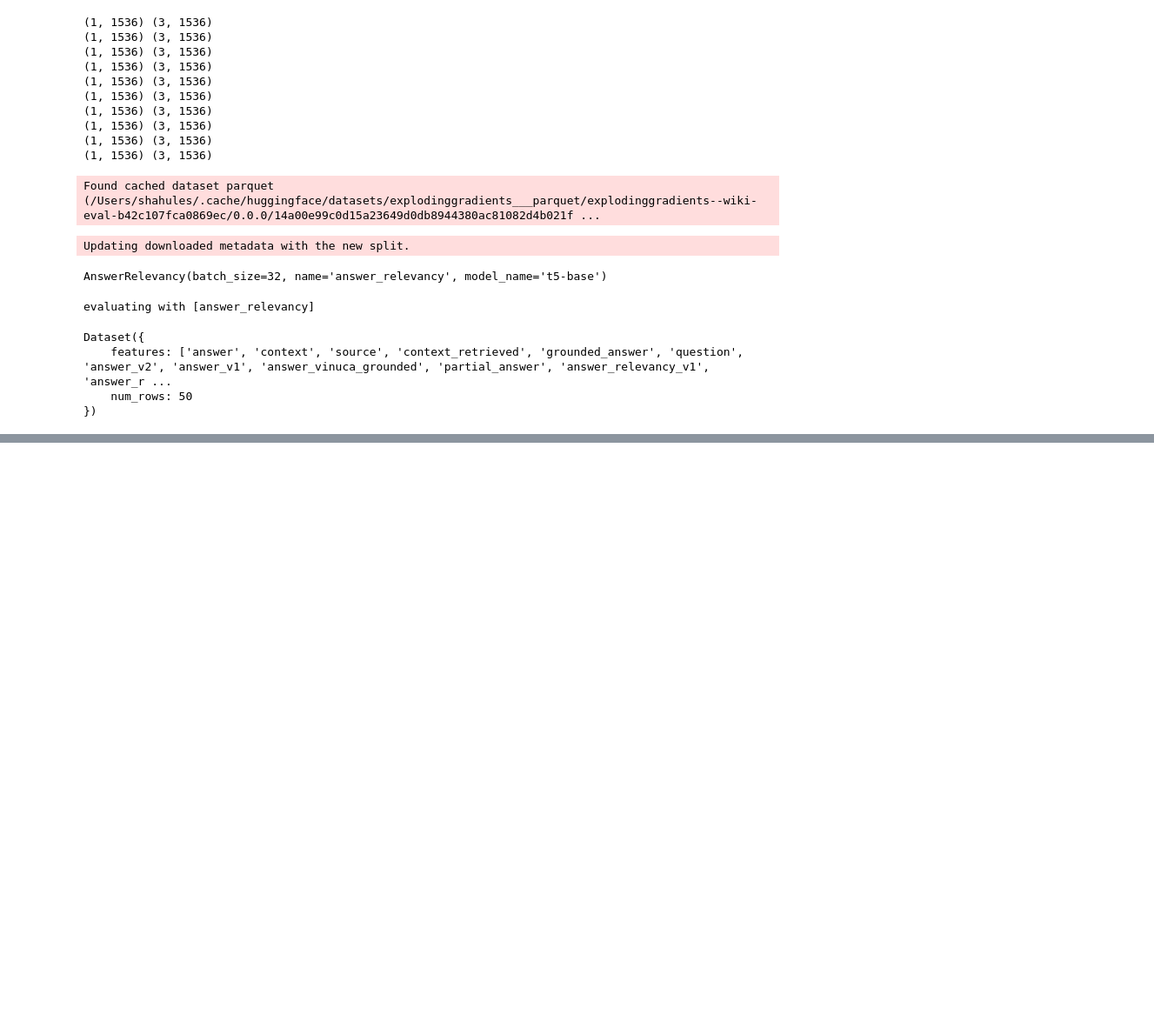
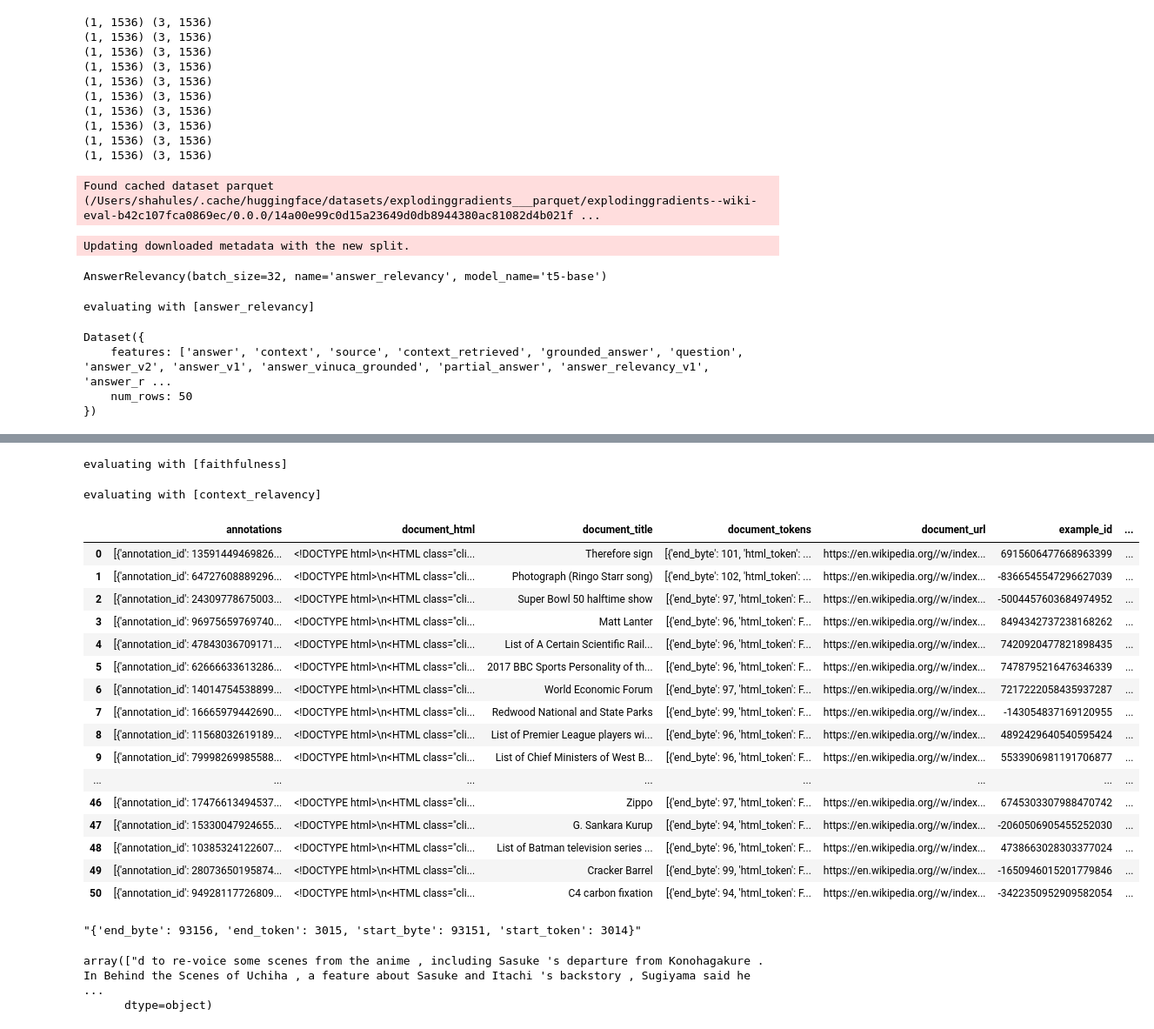
Before and after one commit to shahules786/ragas, a Jupyter notebook: experiments/assesments/metrics_assesments.ipynb, the cells around one changed output, grey strips where cells are left out. Shown: that part at 87% size. Saved outputs shown, nothing was run; the diff lists cells and outputs as text; code cells hidden in the pictures; blank space fills up the shorter version.

```diff
--- a/experiments/assesments/metrics_assesments.ipynb
+++ b/experiments/assesments/metrics_assesments.ipynb
@@ -835,0 +830,12 @@ list(predictions)
+# %%
+def html_to_string(tokens):
+    return " ".join([item["token"] for item in tokens if not item["html_token"]])
+# %%
+def cut_context(ex):
+    start,end = eval(ex["short_answers"])["start_token"],eval(ex["short_answers"])["end_token"]
+    context = eval(ex['document_tokens'])[max(0,start-300):end+200]
+    return {'contexts':[html_to_string(context)]}
+# %%
+dataset = dataset.map(lambda ex: cut_context(ex) )
+# dataset = dataset.rename_column("contexts","original_context")
+# dataset = dataset.rename_column("contexts_v1","contexts")
@@ -835,0 +849,38 @@ list(predictions)
+# %%
+results = evaluate(
+    dataset,
+    metrics=[faithfulness,context_relevancy],
+)
+df = results.to_pandas()
+# %% [output]
+evaluating with [faithfulness]
+evaluating with [context_relavency]
+# %%
+df
+# %% [output]
+|  | annotations | document_html | document_title | document_tokens | document_url | example_id | ... |
+| 0 | [{'annotation_id': 13591449469826... | <!DOCTYPE html>\n<HTML class="cli... | Therefore sign | [{'end_byte': 101, 'html_token': ... | https://en.wikipedia.org//w/index... | 6915606477668963399 | ... |
+| 1 | [{'annotation_id': 64727608889296... | <!DOCTYPE html>\n<HTML class="cli... | Photograph (Ringo Starr song) | [{'end_byte': 102, 'html_token': ... | https://en.wikipedia.org//w/index... | -8366545547296627039 | ... |
+| 2 | [{'annotation_id': 24309778675003... | <!DOCTYPE html>\n<HTML class="cli... | Super Bowl 50 halftime show | [{'end_byte': 97, 'html_token': F... | https://en.wikipedia.org//w/index... | -5004457603684974952 | ... |
+| 3 | [{'annotation_id': 96975659769740... | <!DOCTYPE html>\n<HTML class="cli... | Matt Lanter | [{'end_byte': 96, 'html_token': F... | https://en.wikipedia.org//w/index... | 8494342737238168262 | ... |
+| 4 | [{'annotation_id': 47843036709171... | <!DOCTYPE html>\n<HTML class="cli... | List of A Certain Scientific Rail... | [{'end_byte': 96, 'html_token': F... | https://en.wikipedia.org//w/index... | 7420920477821898435 | ... |
+| 5 | [{'annotation_id': 62666633613286... | <!DOCTYPE html>\n<HTML class="cli... | 2017 BBC Sports Personality of th... | [{'end_byte': 96, 'html_token': F... | https://en.wikipedia.org//w/index... | 7478795216476346339 | ... |
+| 6 | [{'annotation_id': 14014754538899... | <!DOCTYPE html>\n<HTML class="cli... | World Economic Forum | [{'end_byte': 97, 'html_token': F... | https://en.wikipedia.org//w/index... | 7217222058435937287 | ... |
+| 7 | [{'annotation_id': 16665979442690... | <!DOCTYPE html>\n<HTML class="cli... | Redwood National and State Parks | [{'end_byte': 99, 'html_token': F... | https://en.wikipedia.org//w/index... | -143054837169120955 | ... |
+| 8 | [{'annotation_id': 11568032619189... | <!DOCTYPE html>\n<HTML class="cli... | List of Premier League players wi... | [{'end_byte': 96, 'html_token': F... | https://en.wikipedia.org//w/index... | 4892429640540595424 | ... |
+| 9 | [{'annotation_id': 79998269985588... | <!DOCTYPE html>\n<HTML class="cli... | List of Chief Ministers of West B... | [{'end_byte': 96, 'html_token': F... | https://en.wikipedia.org//w/index... | 5533906981191706877 | ... |
+| ... | ... | ... | ... | ... | ... | ... | ... |
+| 46 | [{'annotation_id': 17476613494537... | <!DOCTYPE html>\n<HTML class="cli... | Zippo | [{'end_byte': 97, 'html_token': F... | https://en.wikipedia.org//w/index... | 6745303307988470742 | ... |
+| 47 | [{'annotation_id': 15330047924655... | <!DOCTYPE html>\n<HTML class="cli... | G. Sankara Kurup | [{'end_byte': 94, 'html_token': F... | https://en.wikipedia.org//w/index... | -2060506905455252030 | ... |
+| 48 | [{'annotation_id': 10385324122607... | <!DOCTYPE html>\n<HTML class="cli... | List of Batman television series ... | [{'end_byte': 96, 'html_token': F... | https://en.wikipedia.org//w/index... | 4738663028303377024 | ... |
+| 49 | [{'annotation_id': 28073650195874... | <!DOCTYPE html>\n<HTML class="cli... | Cracker Barrel | [{'end_byte': 99, 'html_token': F... | https://en.wikipedia.org//w/index... | -1650946015201779846 | ... |
+| 50 | [{'annotation_id': 94928117726809... | <!DOCTYPE html>\n<HTML class="cli... | C4 carbon fixation | [{'end_byte': 94, 'html_token': F... | https://en.wikipedia.org//w/index... | -3422350952909582054 | ... |
+# %%
+item['short_answers']
+# %% [output]
+"{'end_byte': 93156, 'end_token': 3015, 'start_byte': 93151, 'start_token': 3014}"
+# %%
+item['contexts']
+# %% [output]
+array(["d to re-voice some scenes from the anime , including Sasuke 's departure from Konohagakure . In Behind the Scenes of Uchiha , a feature about Sasuke and Itachi 's backstory , Sugiyama said he  ...
+      dtype=object)
```
Also changed, not shown: parts of 6 cells of this notebook, 2 other files.
